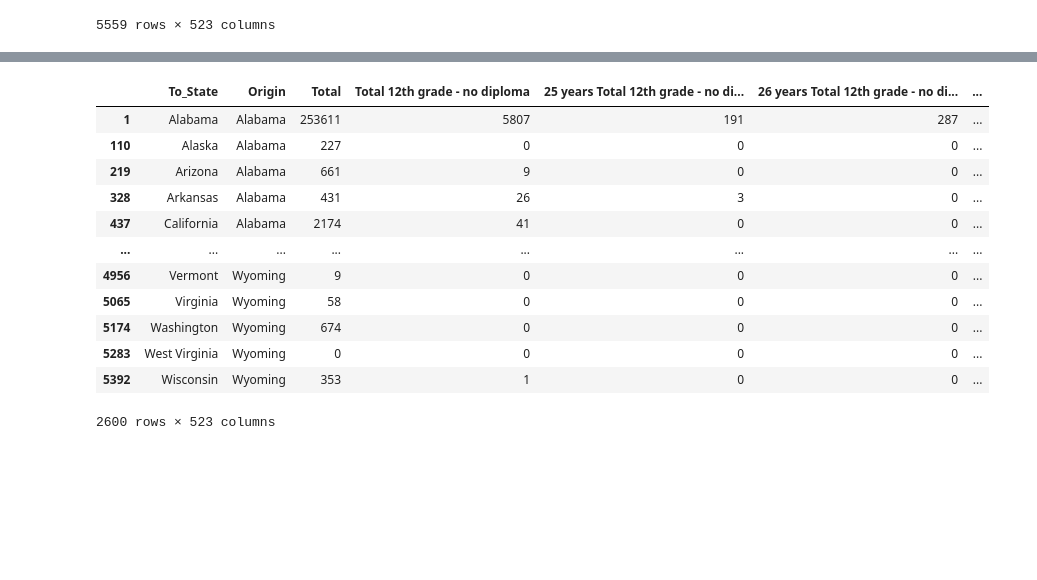
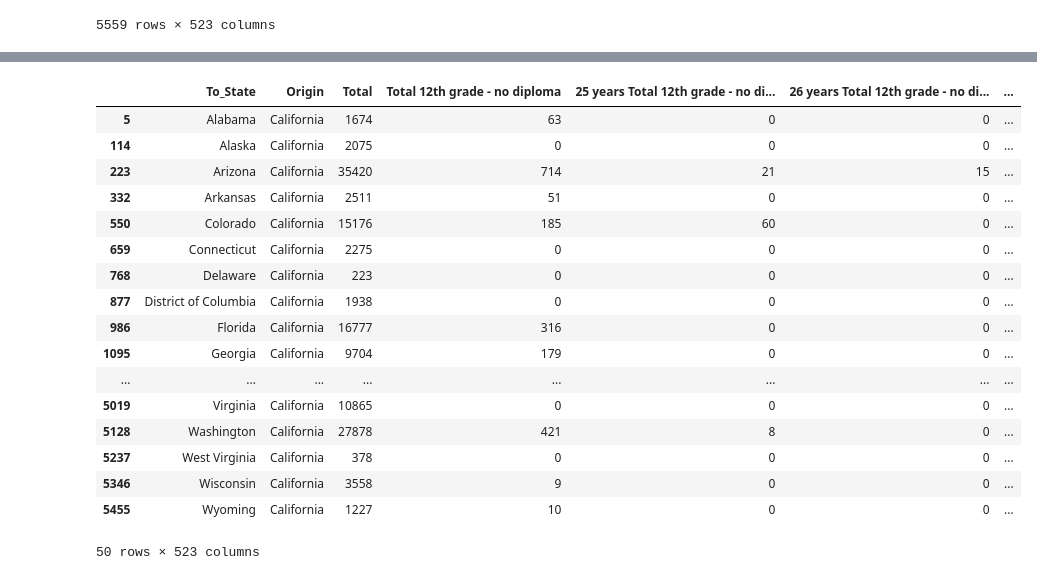
Before and after one commit to aliciasply/InterState-Migration, a Jupyter notebook: Code/state_dataset_transform.ipynb, the cells around one changed output, grey strips where cells are left out. Drawn from its saved outputs; the diff is of its cells as text; code cells hidden in the pictures; blank space fills up the shorter version.

Commit message:
no_dupes_df added

```diff
--- a/Code/state_dataset_transform.ipynb
+++ b/Code/state_dataset_transform.ipynb
@@ -243,19 +248,27 @@ df_final
 # %%
+no_dupes = {}
 for x in df_final["To_State"].unique():
     df_t = df_final[(df_final["Origin"].isin(all_states)) & (df_final["To_State"]!=x)]
+    df_t = df_t[df_t['Origin'] == x]
+    no_dupes[x] = df_t
-# %%
-df_t
-# %% [output]
-|  | To_State | Origin | Total | Total 12th grade - no diploma | 25 years Total 12th grade - no di... | 26 years Total 12th grade - no di... | ... |
-| 1 | Alabama | Alabama | 253611 | 5807 | 191 | 287 | ... |
-| 110 | Alaska | Alabama | 227 | 0 | 0 | 0 | ... |
-| 219 | Arizona | Alabama | 661 | 9 | 0 | 0 | ... |
-| 328 | Arkansas | Alabama | 431 | 26 | 3 | 0 | ... |
-| 437 | California | Alabama | 2174 | 41 | 0 | 0 | ... |
-| ... | ... | ... | ... | ... | ... | ... | ... |
-| 4956 | Vermont | Wyoming | 9 | 0 | 0 | 0 | ... |
-| 5065 | Virginia | Wyoming | 58 | 0 | 0 | 0 | ... |
-| 5174 | Washington | Wyoming | 674 | 0 | 0 | 0 | ... |
-| 5283 | West Virginia | Wyoming | 0 | 0 | 0 | 0 | ... |
-| 5392 | Wisconsin | Wyoming | 353 | 1 | 0 | 0 | ... |
-2600 rows × 523 columns
+# %%
+no_dupes["California"]
+# %% [output]
+|  | To_State | Origin | Total | Total 12th grade - no diploma | 25 years Total 12th grade - no di... | 26 years Total 12th grade - no di... | ... |
+| 5 | Alabama | California | 1674 | 63 | 0 | 0 | ... |
+| 114 | Alaska | California | 2075 | 0 | 0 | 0 | ... |
+| 223 | Arizona | California | 35420 | 714 | 21 | 15 | ... |
+| 332 | Arkansas | California | 2511 | 51 | 0 | 0 | ... |
+| 550 | Colorado | California | 15176 | 185 | 60 | 0 | ... |
+| 659 | Connecticut | California | 2275 | 0 | 0 | 0 | ... |
+| 768 | Delaware | California | 223 | 0 | 0 | 0 | ... |
+| 877 | District of Columbia | California | 1938 | 0 | 0 | 0 | ... |
+| 986 | Florida | California | 16777 | 316 | 0 | 0 | ... |
+| 1095 | Georgia | California | 9704 | 179 | 0 | 0 | ... |
+| ... | ... | ... | ... | ... | ... | ... | ... |
+| 5019 | Virginia | California | 10865 | 0 | 0 | 0 | ... |
+| 5128 | Washington | California | 27878 | 421 | 8 | 0 | ... |
+| 5237 | West Virginia | California | 378 | 0 | 0 | 0 | ... |
+| 5346 | Wisconsin | California | 3558 | 9 | 0 | 0 | ... |
+| 5455 | Wyoming | California | 1227 | 10 | 0 | 0 | ... |
+50 rows × 523 columns
```
Also changed, not shown: parts of 11 cells of this notebook.
